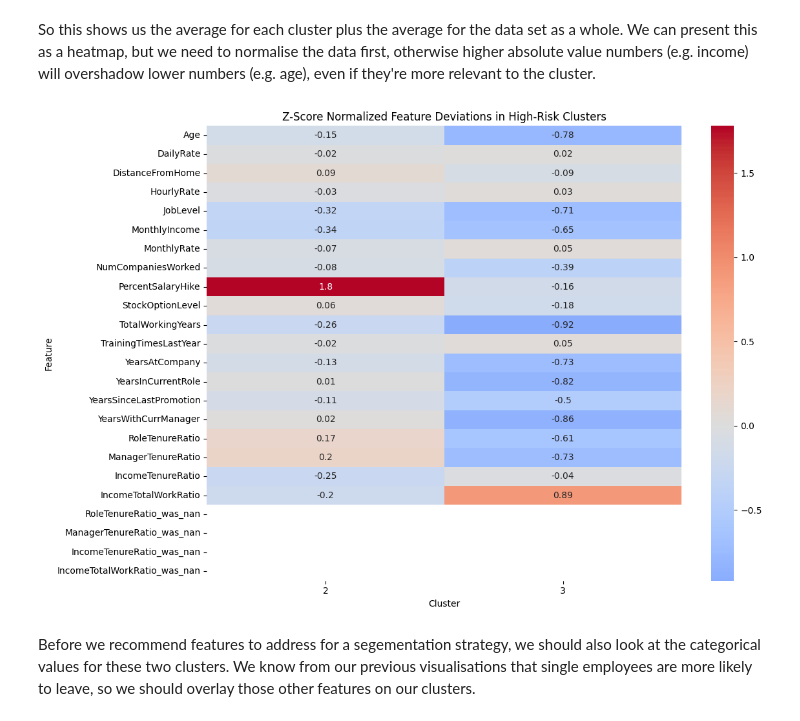
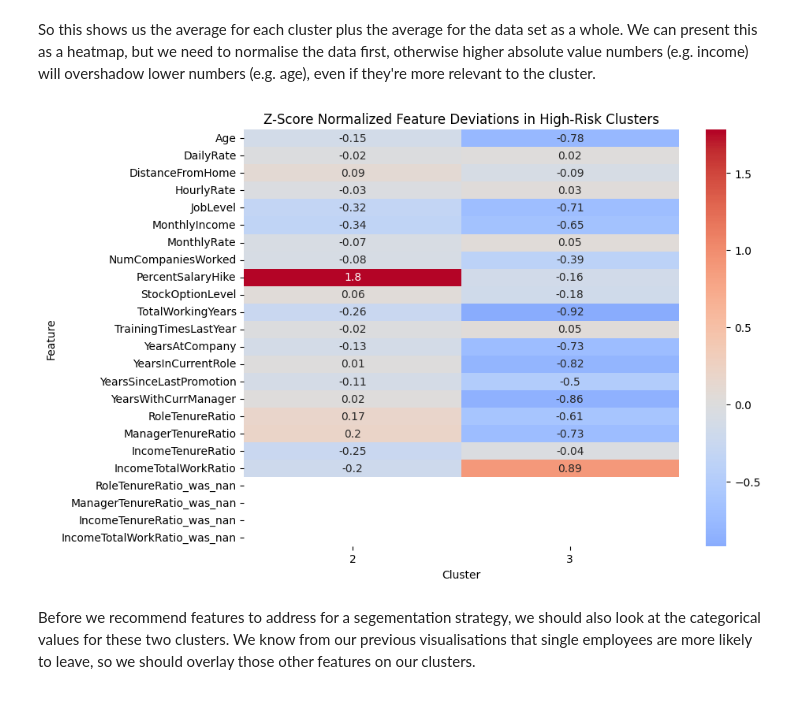
Before and after one commit to illusio666/employee_attrition_analysis, a Jupyter notebook: jupyter_notebooks/4. employee_attrition_ml_clustering.ipynb, the cells around one changed output. Cells and saved outputs as stored; diff of their text form; code cells hidden in the pictures.

```diff
--- a/jupyter_notebooks/4. employee_attrition_ml_clustering.ipynb
+++ b/jupyter_notebooks/4. employee_attrition_ml_clustering.ipynb
@@ -181,34 +181,37 @@ high_risk_clusters = cluster_df[cluster_df["Cluster"].isin(high_risk_cluster_ids
 numeric_features = cluster_df.select_dtypes(include=["int64", "float64"]).columns.drop("Cluster", errors="ignore")
 dataset_avg = cluster_df[numeric_features].mean()
 dataset_std = cluster_df[numeric_features].std()
 
 # Step 4: Compute cluster-wise averages
 cluster_avg = (
     high_risk_clusters.groupby("Cluster")[numeric_features]
     .mean()
     .T  # transpose for readability
 )
 
 # Step 5: Compute z-score normalized deviations
 # Convert Series to DataFrame for broadcasting
 dataset_avg_df = dataset_avg.to_frame(name="Dataset_Avg")
 dataset_std_df = dataset_std.to_frame(name="Dataset_Std")
 
 # Align and broadcast
 normalized_deltas = (cluster_avg - dataset_avg_df.values) / dataset_std_df.values
 normalized_deltas = pd.DataFrame(normalized_deltas, index=cluster_avg.index, columns=cluster_avg.columns)
 normalized_deltas = normalized_deltas.round(2)
 
 # Step 6: Plot heatmap
 plt.figure(figsize=(12, 8))
 sns.heatmap(normalized_deltas, annot=True, cmap="coolwarm", center=0)
 plt.title("Z-Score Normalized Feature Deviations in High-Risk Clusters")
 plt.ylabel("Feature")
 plt.xlabel("Cluster")
 plt.tight_layout()
+
+# Step 7: reduce visual size by 25% for ease of viewing
+plt.gcf().set_size_inches(9, 6)
 plt.show()
 # %% [output]
-[figure, old version]
+[figure, new version]
 # %% [markdown]
 Before we recommend features to address for a segementation strategy, we should also look at the categorical values for these two clusters. We know from our previous visualisations that single employees are more likely to leave, so we should overlay those other features on our clusters.
 # %%
```
Also changed, not shown: 3 other files.
